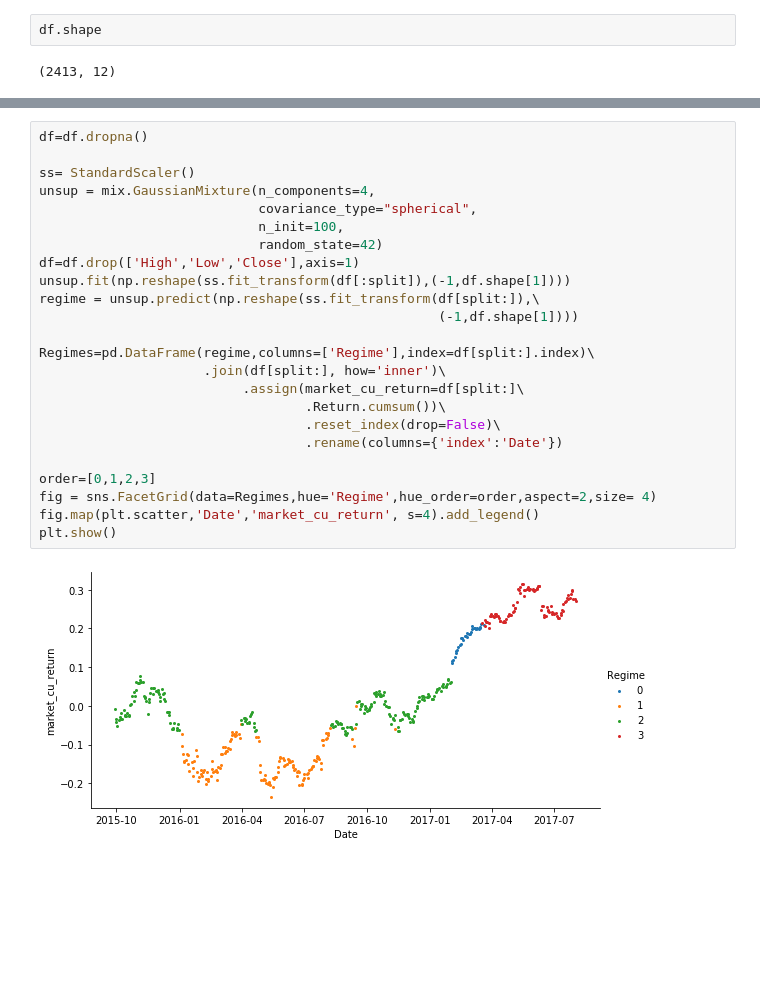
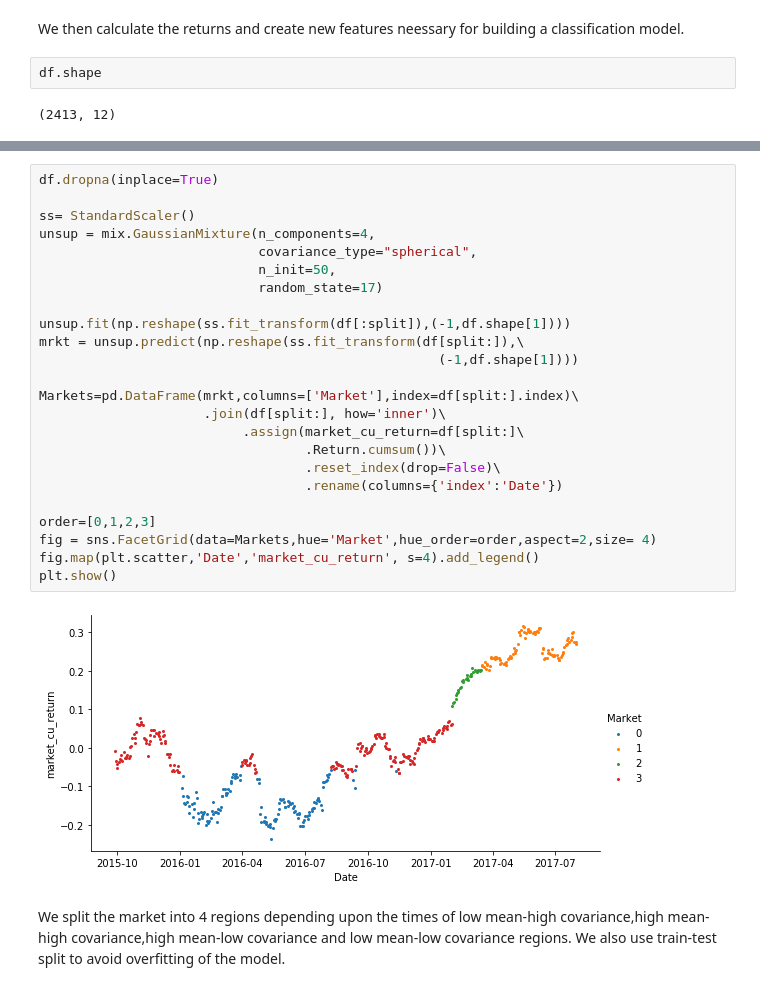
Before and after one commit to RamananujanInDeveloperWorld/python-dev, a Jupyter notebook: Supportvectormachines.ipynb, the cells around one changed output, grey strips where cells are left out. Saved outputs shown, nothing was run; the diff lists cells and outputs as text; blank space fills up the shorter version.

```diff
--- a/Supportvectormachines.ipynb
+++ b/Supportvectormachines.ipynb
@@ -28,6 +33,8 @@ df['Corr']= df['SMA'].rolling(window=n).corr(df['close'])
 df['Corr'][df.Corr>1]=1
 df['Corr'][df.Corr<-1]=-1
 df['Return']= np.log(df['Open']/df['Open'].shift(1))
+# %% [markdown]
+We then calculate the returns and create new features neessary for building a classification model.
 # %%
 df.shape
 # %% [output]
@@ -54,31 +61,33 @@ df.head(25)
 | 2008-02-05 | 18.632856 | 19.142857 | 18.414286 | 18.480000 | 19.414286 | 18.774286 | 18.807142 | 19.354429 | 20.804952 | 18.778571 | 0.622591 | ... |
 | 2008-02-06 | 18.690001 | 18.845715 | 17.395714 | 17.428572 | 19.142857 | 18.414286 | 18.480000 | 18.979000 | 20.334286 | 18.120714 | 0.508391 | ... |
 # %%
-df=df.dropna()
+df.dropna(inplace=True)
 
 ss= StandardScaler()
 unsup = mix.GaussianMixture(n_components=4,
                             covariance_type="spherical",
-                            n_init=100,
-                            random_state=42)
-df=df.drop(['High','Low','Close'],axis=1)
+                            n_init=50,
+                            random_state=17)
+
 unsup.fit(np.reshape(ss.fit_transform(df[:split]),(-1,df.shape[1])))
-regime = unsup.predict(np.reshape(ss.fit_transform(df[split:]),\
+mrkt = unsup.predict(np.reshape(ss.fit_transform(df[split:]),\
                                                    (-1,df.shape[1])))
 
-Regimes=pd.DataFrame(regime,columns=['Regime'],index=df[split:].index)\
+Markets=pd.DataFrame(mrkt,columns=['Market'],index=df[split:].index)\
                      .join(df[split:], how='inner')\
                           .assign(market_cu_return=df[split:]\
                                   .Return.cumsum())\
                                   .reset_index(drop=False)\
                                   .rename(columns={'index':'Date'})
 
 order=[0,1,2,3]
-fig = sns.FacetGrid(data=Regimes,hue='Regime',hue_order=order,aspect=2,size= 4)
+fig = sns.FacetGrid(data=Markets,hue='Market',hue_order=order,aspect=2,size= 4)
 fig.map(plt.scatter,'Date','market_cu_return', s=4).add_legend()
 plt.show()
 # %% [output]
-[figure, old version]
+[figure, new version]
+# %% [markdown]
+We split the market into 4 regions depending upon the times of low mean-high covariance,high mean-high covariance,high mean-low covariance and low mean-low covariance regions. We also use train-test split to avoid overfitting of the model.
 # %%
 for i in order:
     print('Mean for regime %i: '%i,unsup.means_[i][0])
```
Also changed, not shown: parts of 6 cells of this notebook.
